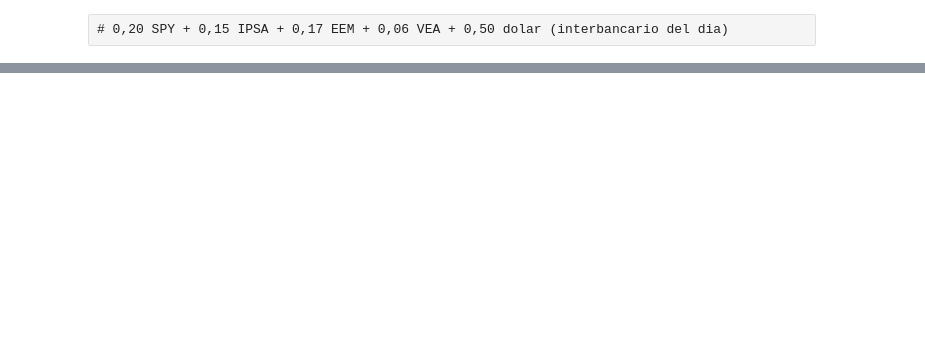
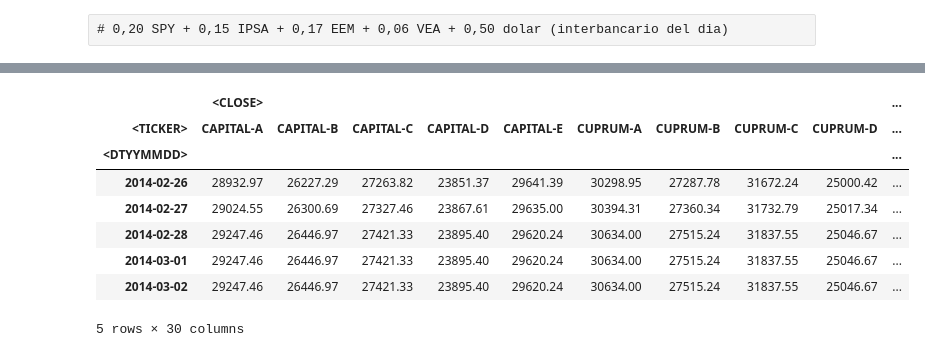
Before and after one commit to jrovegno/ipython-notebooks, a Jupyter notebook: pandas-AFP.ipynb, the cells around one changed output, grey strips where cells are left out. Saved outputs shown, nothing was run; the diff lists cells and outputs as text; code cells hidden in the pictures; blank space fills up the shorter version.

```diff
--- a/pandas-AFP.ipynb
+++ b/pandas-AFP.ipynb
@@ -95,0 +116,2 @@ array([<matplotlib.axes.AxesSubplot object at 0x...>,
+# %%
+m_afp = pd.read_csv('multifondos_afp.txt', index_col=['<TICKER>', '<DTYYMMDD>'], parse_dates=True, usecols=['<TICKER>', '<DTYYMMDD>','<CLOSE>'])
@@ -95,0 +137,2 @@ array([<matplotlib.axes.AxesSubplot object at 0x...>,
+# %%
+mu_afp = m_afp.unstack(0)
@@ -95,0 +149,12 @@ array([<matplotlib.axes.AxesSubplot object at 0x...>,
+# %%
+mu_afp.tail()
+# %% [output]
+|  | <CLOSE> |  |  |  |  |  |  |  |  | ... |
+| <TICKER> | CAPITAL-A | CAPITAL-B | CAPITAL-C | CAPITAL-D | CAPITAL-E | CUPRUM-A | CUPRUM-B | CUPRUM-C | CUPRUM-D | ... |
+| <DTYYMMDD> |  |  |  |  |  |  |  |  |  | ... |
+| 2014-02-26 | 28932.97 | 26227.29 | 27263.82 | 23851.37 | 29641.39 | 30298.95 | 27287.78 | 31672.24 | 25000.42 | ... |
+| 2014-02-27 | 29024.55 | 26300.69 | 27327.46 | 23867.61 | 29635.00 | 30394.31 | 27360.34 | 31732.79 | 25017.34 | ... |
+| 2014-02-28 | 29247.46 | 26446.97 | 27421.33 | 23895.40 | 29620.24 | 30634.00 | 27515.24 | 31837.55 | 25046.67 | ... |
+| 2014-03-01 | 29247.46 | 26446.97 | 27421.33 | 23895.40 | 29620.24 | 30634.00 | 27515.24 | 31837.55 | 25046.67 | ... |
+| 2014-03-02 | 29247.46 | 26446.97 | 27421.33 | 23895.40 | 29620.24 | 30634.00 | 27515.24 | 31837.55 | 25046.67 | ... |
+5 rows × 30 columns
```
Also changed, not shown: parts of 22 cells of this notebook.
